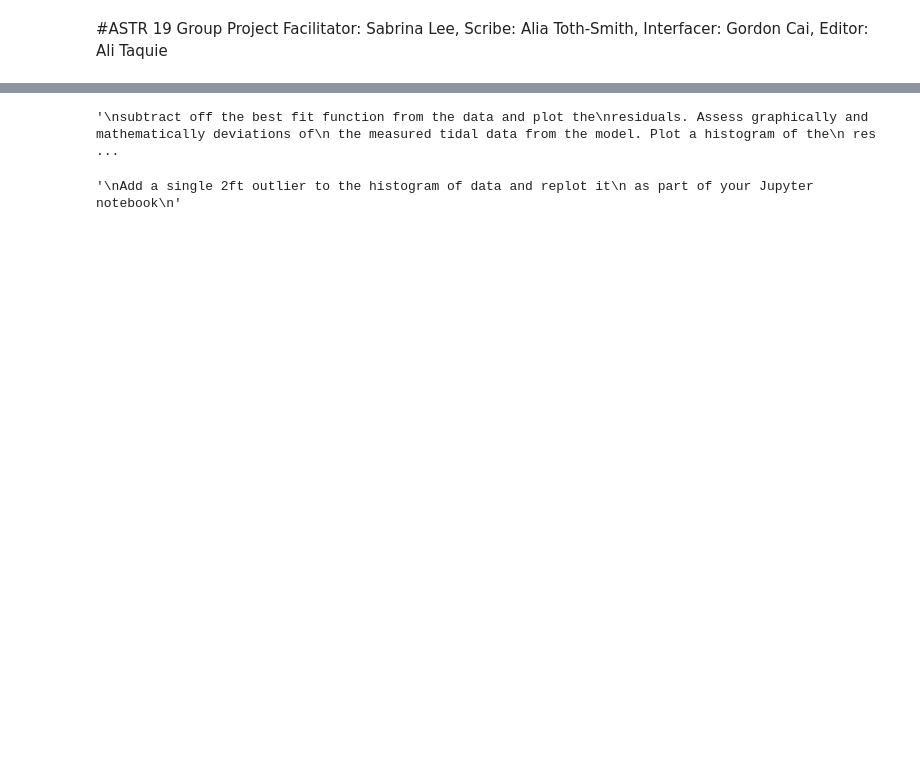
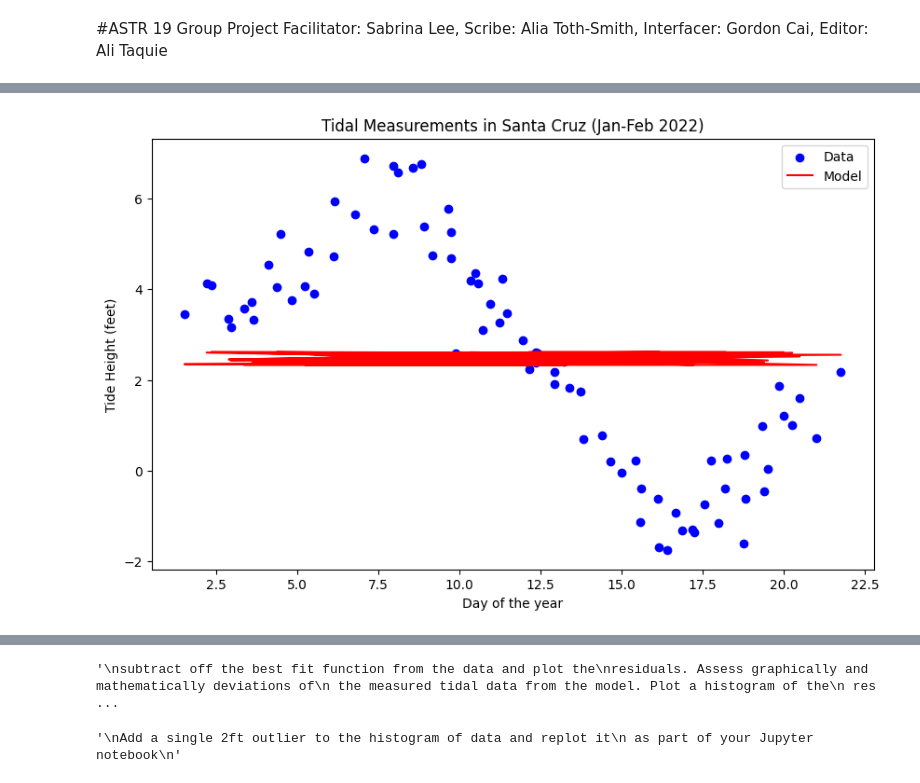
Before and after one commit to atothsmi/astr19-group-project, a Jupyter notebook: ASTR_19_Group_Project_2024.ipynb, the cells around one changed output, grey strips where cells are left out. Drawn from its saved outputs; the diff is of its cells as text; code cells hidden in the pictures; blank space fills up the shorter version.

```diff
--- a/ASTR_19_Group_Project_2024.ipynb
+++ b/ASTR_19_Group_Project_2024.ipynb
@@ -99,9 +103,9 @@ data = """
 define an oscillatory function in Python to describe
  the intra- and inter-day variations in the tide
  '''
-
-
+def sinsuoid(x, A, f, p):
+    return A*np.sin(2.0*np.pi*f *x + p)
 
 #define the oscillatory function
-def oscillatory_function(t, A, B, omega, phi):
-    return A * np.sin(omega * t + phi) + B
+def oscillatory_function(x, A, B, omega, phi):
+    return A * np.sin(omega * x *np.pi + phi) + B
@@ -108,3 +135,19 @@ def oscillatory_function(t, A, B, omega, phi):
+# %%
+# Fit the function to the data
+popt, pcov = curve_fit(oscillatory_function, df['Time'], df['Height'], sigma=0.25*np.ones_like(df['Height']))
+# %%
+# Plot the data and model
+plt.figure(figsize=(10, 6))
+plt.scatter(df['Time'], df['Height'], label='Data', color='blue')
+plt.plot(df['Time'], oscillatory_function(df['Time'], *popt), label='Model', color='red')
+plt.xlabel('Day of the year')
+plt.ylabel('Tide Height (feet)')
+plt.title('Tidal Measurements in Santa Cruz (Jan-Feb 2022)')
+plt.legend()
+plt.savefig('tides_model.pdf')
+plt.show()
+# %% [output]
+[figure, added]
 # %%
 '''1
 Using the scipy library, fit the oscillatory function to the
```
Also changed, not shown: parts of 4 cells of this notebook, 2 other files.
